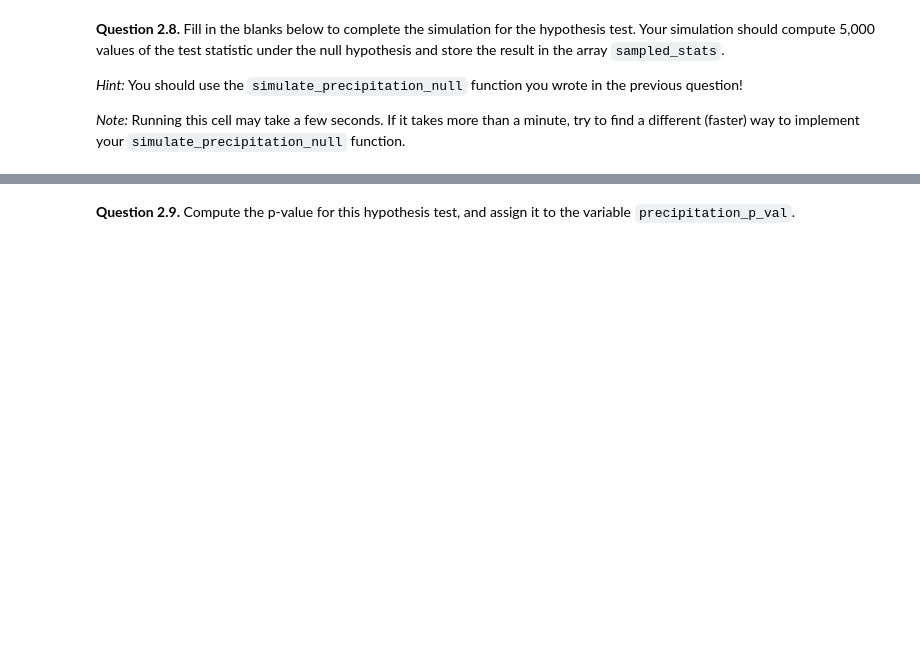
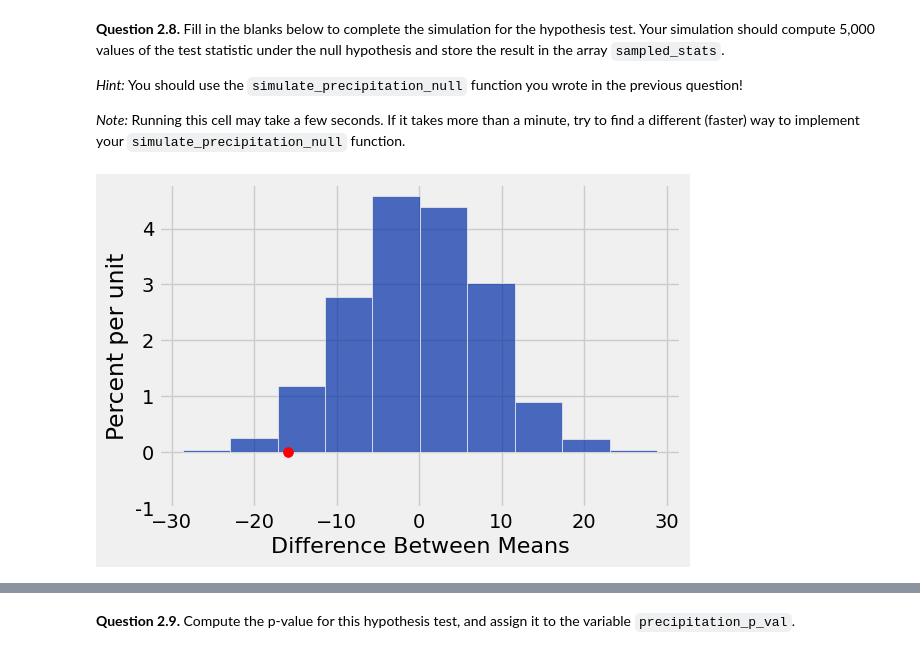
Before and after one commit to ivanduero1/broken_computer_arc, a Jupyter notebook: project2/project2.ipynb, the cells around one changed output, grey strips where cells are left out. Saved outputs shown, nothing was run; the diff lists cells and outputs as text; code cells hidden in the pictures; blank space fills up the shorter version.

```diff
--- a/project2/project2.ipynb
+++ b/project2/project2.ipynb
@@ -454,7 +599,8 @@ Then, use the function you define to assign `observed_statistic` to the observed
 *Hint*: Use the `group` function to compute the average preciptation for the two categories.
 # %%
 def test_statistic(t):
-    ...
-
-observed_statistic = ...
+    mean_drought = np.mean(t.where('Label', 'drought').column('Precipitation'))
+    mean_other = np.mean(t.where('Label', 'other').column('Precipitation'))
+    return mean_drought - mean_other
+observed_statistic = test_statistic(drought)
 observed_statistic
@@ -468,7 +618,8 @@ Now that we have defined our hypotheses and test statistic, we are ready to cond
 *Hint*: Using `t.with_column(...)` with a column name that already exists in a table `t` will replace that column with the newly specified values.
 # %%
 def simulate_precipitation_null():
-    ...
-
+    shuffled_labels = drought.sample(with_replacement=False).column('Label')
+    shuffled_table = drought.select('Precipitation').with_column('Label', shuffled_labels)
+    return test_statistic(shuffled_table)
 # Run your function a couple times to make sure that it works
 simulate_precipitation_null()
@@ -481,15 +636,17 @@ grader.check("q2_7")
 
 *Note:* Running this cell may take a few seconds. If it takes more than a minute, try to find a different (faster) way to implement your `simulate_precipitation_null` function.
 # %%
-sampled_stats = ...
+sampled_stats = make_array()
 
-repetitions = ...
+repetitions = 5000
 for i in np.arange(repetitions):
-    ...
+    sampled_stats = np.append(sampled_stats, simulate_precipitation_null())
 
 # Do not change these lines
 Table().with_column('Difference Between Means', sampled_stats).hist()
 plt.scatter(observed_statistic, 0, c="r", s=50);
 plt.ylim(-0.01);
+# %% [output]
+[figure, added]
 # %%
 grader.check("q2_8")
```
Also changed, not shown: parts of 43 cells of this notebook, 2 other files.
